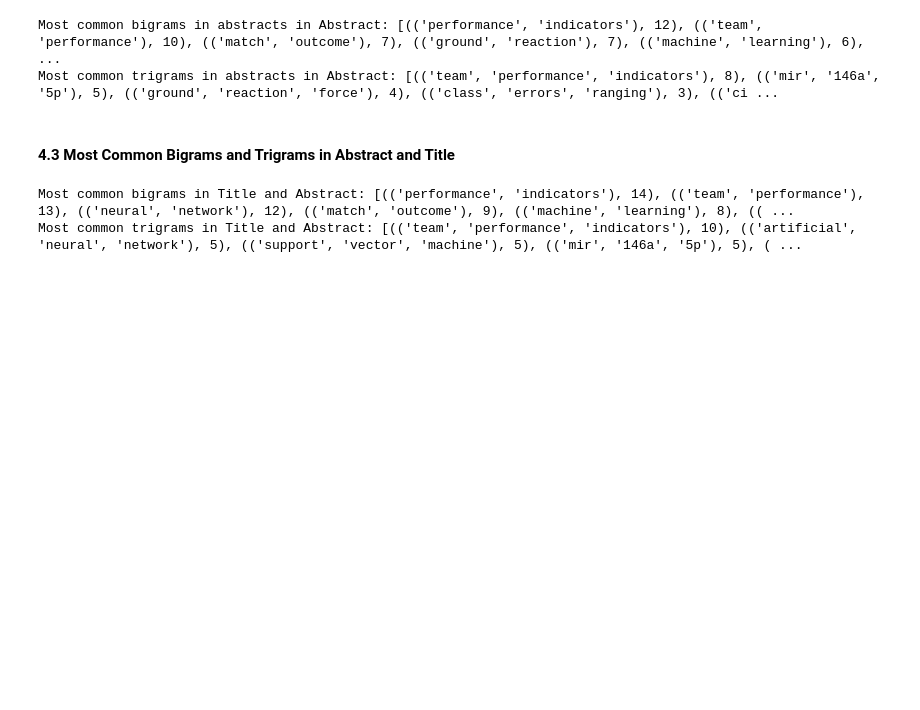
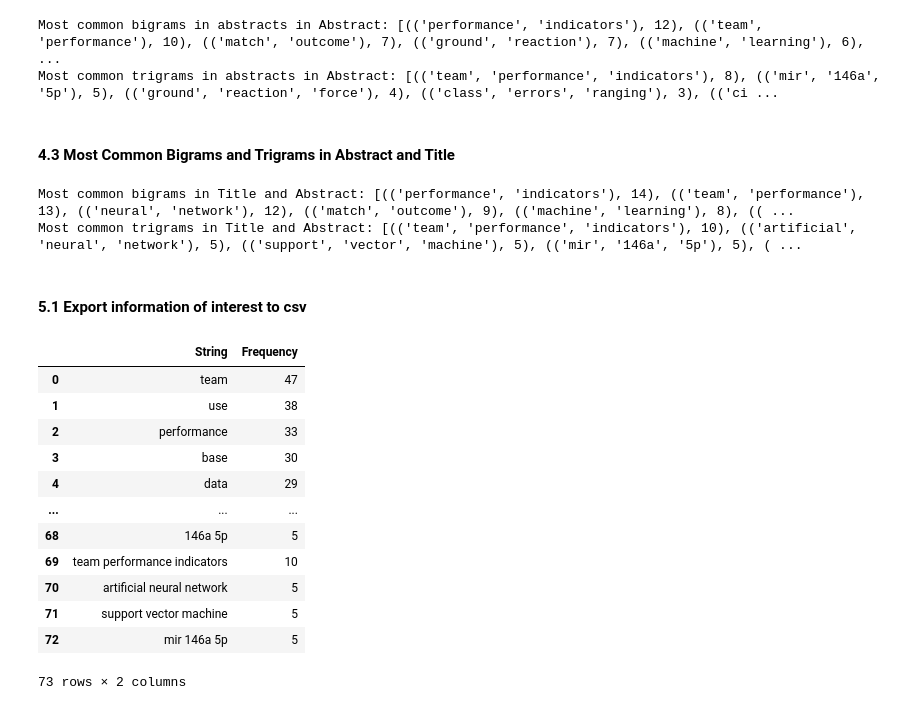
Before and after one commit to Matt17BR/ml4ds2324_topic_modeling, a Jupyter notebook: scripts/topic_modeling.ipynb, the cells around one changed output. Drawn from its saved outputs; the diff is of its cells as text; code cells hidden in the pictures; blank space fills up the shorter version.

Commit message:
Save common strings to csv

```diff
--- a/scripts/topic_modeling.ipynb
+++ b/scripts/topic_modeling.ipynb
@@ -635,3 +631,39 @@ print("Most common trigrams in Title and Abstract:", most_common_trigrams)
 # %% [output]
 Most common bigrams in Title and Abstract: [(('performance', 'indicators'), 14), (('team', 'performance'), 13), (('neural', 'network'), 12), (('match', 'outcome'), 9), (('machine', 'learning'), 8), (( ...
 Most common trigrams in Title and Abstract: [(('team', 'performance', 'indicators'), 10), (('artificial', 'neural', 'network'), 5), (('support', 'vector', 'machine'), 5), (('mir', '146a', '5p'), 5), ( ...
+# %% [markdown]
+#### 5.1 Export information of interest to csv
+# %%
+word_counts.most_common(35), bigram_counts.most_common(20), trigram_counts.most_common(10)
+
+# Subsetting the lemmatized word counts to only include frequencies geq 10
+subset_word_counts = [item for item in word_counts.most_common() if item[1] >= 10]
+# Subsetting the bigram counts to only include frequencies geq 5
+subset_bigram_counts = [item for item in bigram_counts.most_common() if item[1] >= 5]
+# Subsetting the trigram counts to only include frequencies greater than 4
+subset_trigram_counts = [item for item in trigram_counts.most_common() if item[1] >= 5]
+
+counts = subset_word_counts + subset_bigram_counts + subset_trigram_counts
+
+counts_df = pd.DataFrame(counts, columns=["String", "Frequency"])
+# Concatenate bigrams/trigrams
+counts_df['String'] = counts_df['String'].apply(lambda x: ' '.join(x) if isinstance(x, tuple) else x)
+
+# Export to csv for future use
+counts_df.to_csv(os.path.join('..','results','common_strings.csv'), index=False)
+
+counts_df # Display a preview of the dataframe
+# %% [output]
+|  | String | Frequency |
+| 0 | team | 47 |
+| 1 | use | 38 |
+| 2 | performance | 33 |
+| 3 | base | 30 |
+| 4 | data | 29 |
+| ... | ... | ... |
+| 68 | 146a 5p | 5 |
+| 69 | team performance indicators | 10 |
+| 70 | artificial neural network | 5 |
+| 71 | support vector machine | 5 |
+| 72 | mir 146a 5p | 5 |
+73 rows × 2 columns
```
Also changed, not shown: parts of 5 cells of this notebook, 1 other file.
